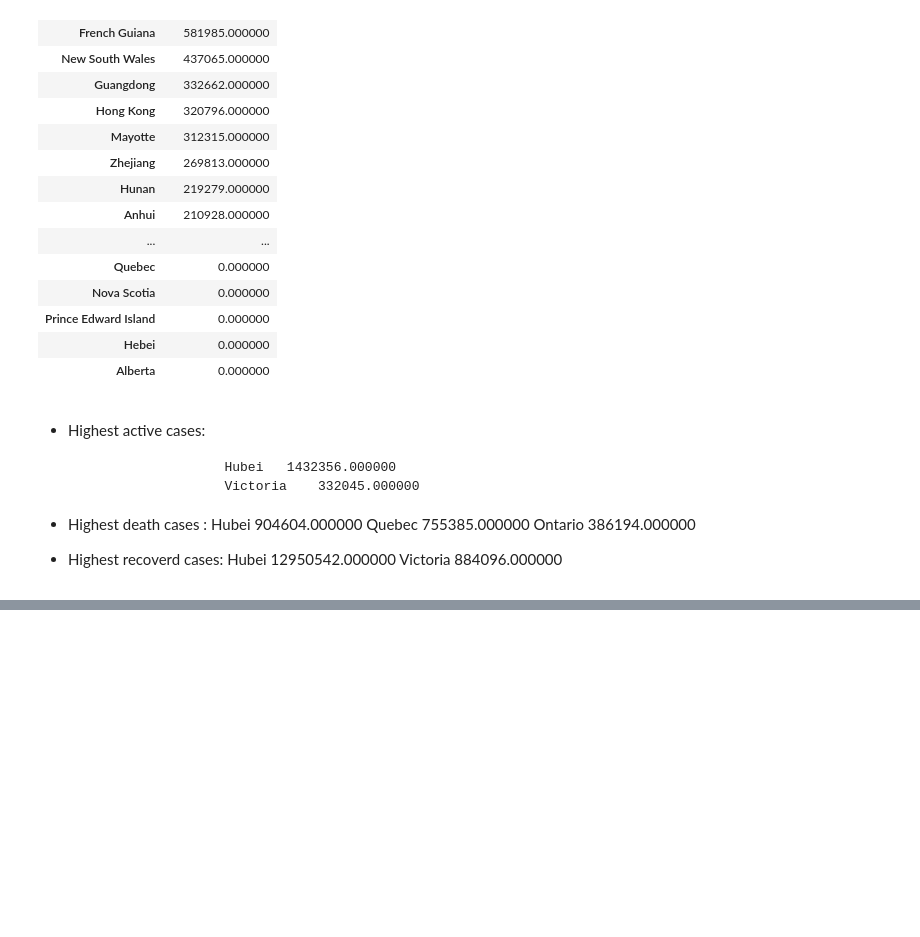
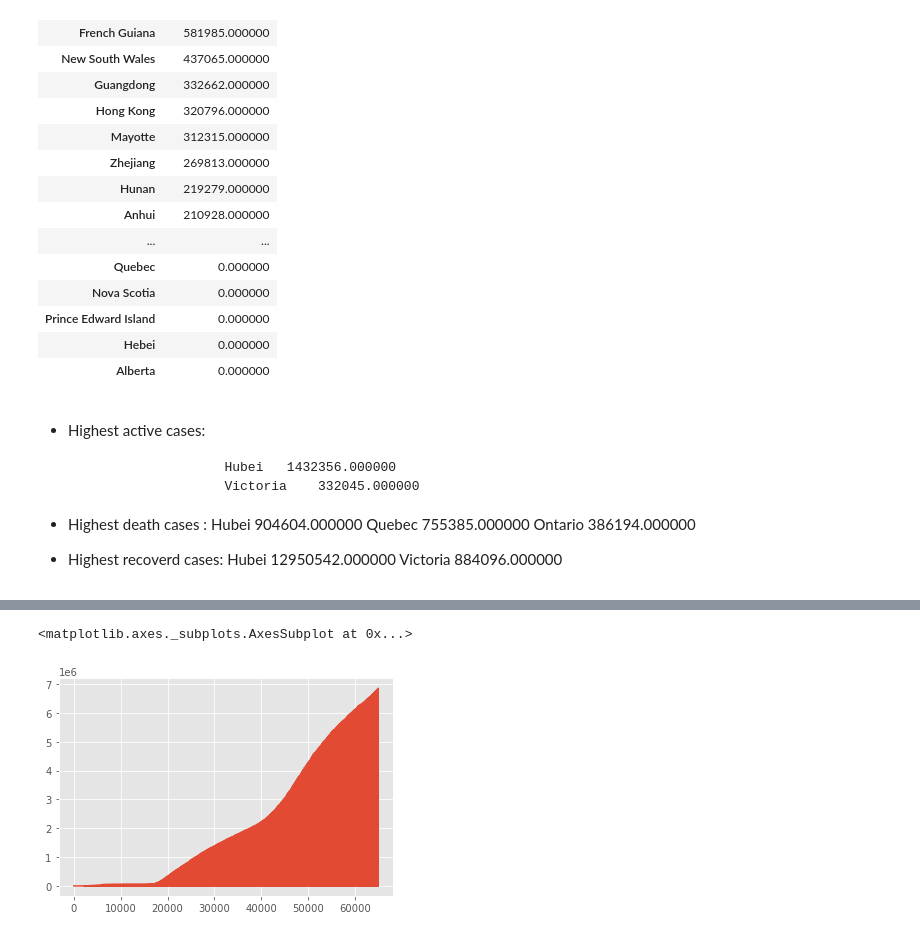
Before and after one commit to KrishnaDesai16/Covid19CovidPrediction-, a Jupyter notebook: Covid19Prediction.ipynb, the cells around one changed output, grey strips where cells are left out. Saved outputs shown, nothing was run; the diff lists cells and outputs as text; code cells hidden in the pictures; blank space fills up the shorter version.

```diff
--- a/Covid19Prediction.ipynb
+++ b/Covid19Prediction.ipynb
@@ -334,2 +293,0 @@ msno.matrix(Data)
-# %%
-Data.set_index('Date')
@@ -350,0 +310,17 @@ Data.set_index('Date')
+# %%
+#replace null values to zero
+
+Data['State']=Data['State'].fillna(0)
+Data['Deaths']=Data['Deaths'].fillna(0)
+Data['Deaths']=Data['Deaths'].astype(int)
+
+Data['Recoverd']=Data['Recoverd'].fillna(0)
+Data['Recoverd']=Data['Recoverd'].astype(int)
+
+#convert date
+Data['Date']=pd.to_datetime(Data['Date'])
+# %%
+Data['Confirmed'].plot()
+# %% [output]
+<matplotlib.axes._subplots.AxesSubplot at 0x...>
+[figure, added]
```
Also changed, not shown: parts of 24 cells of this notebook.
